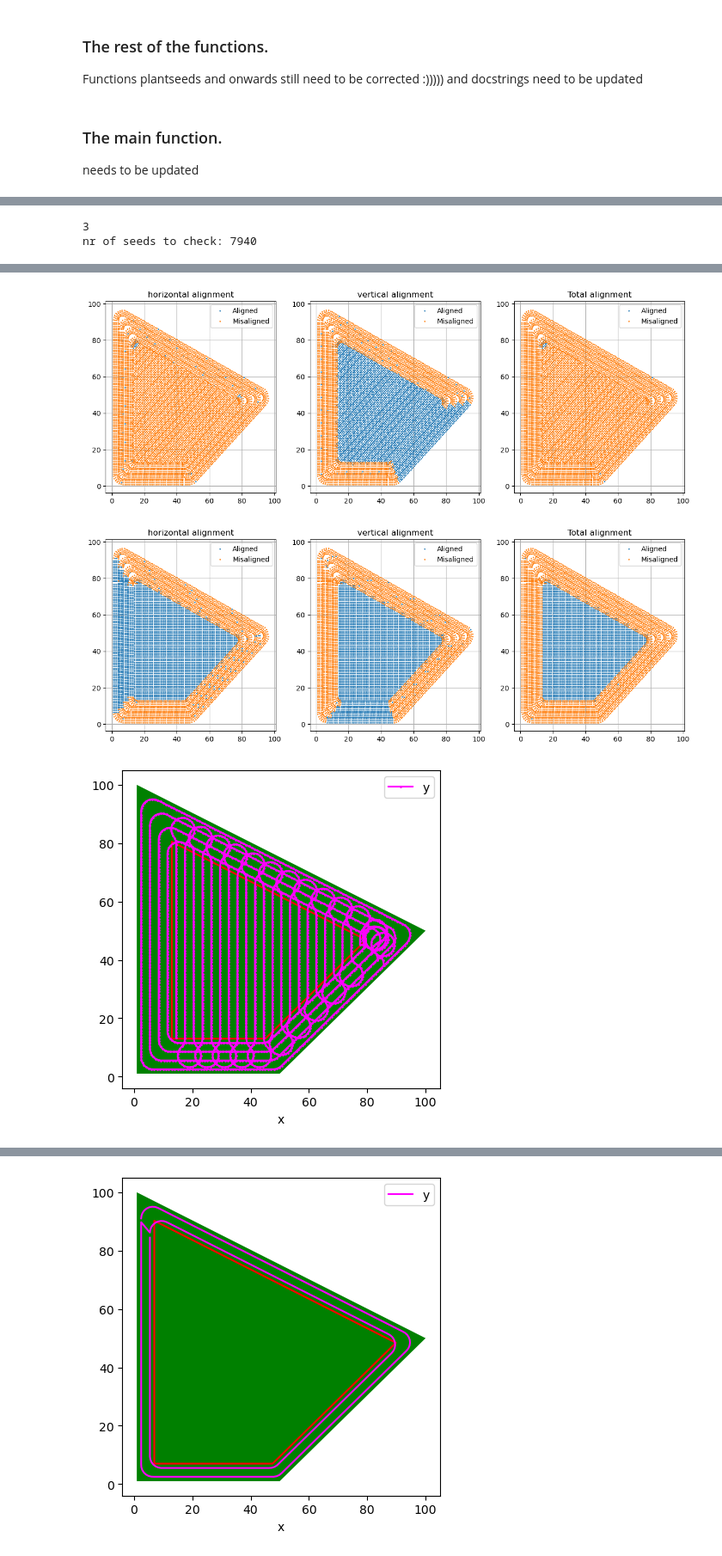
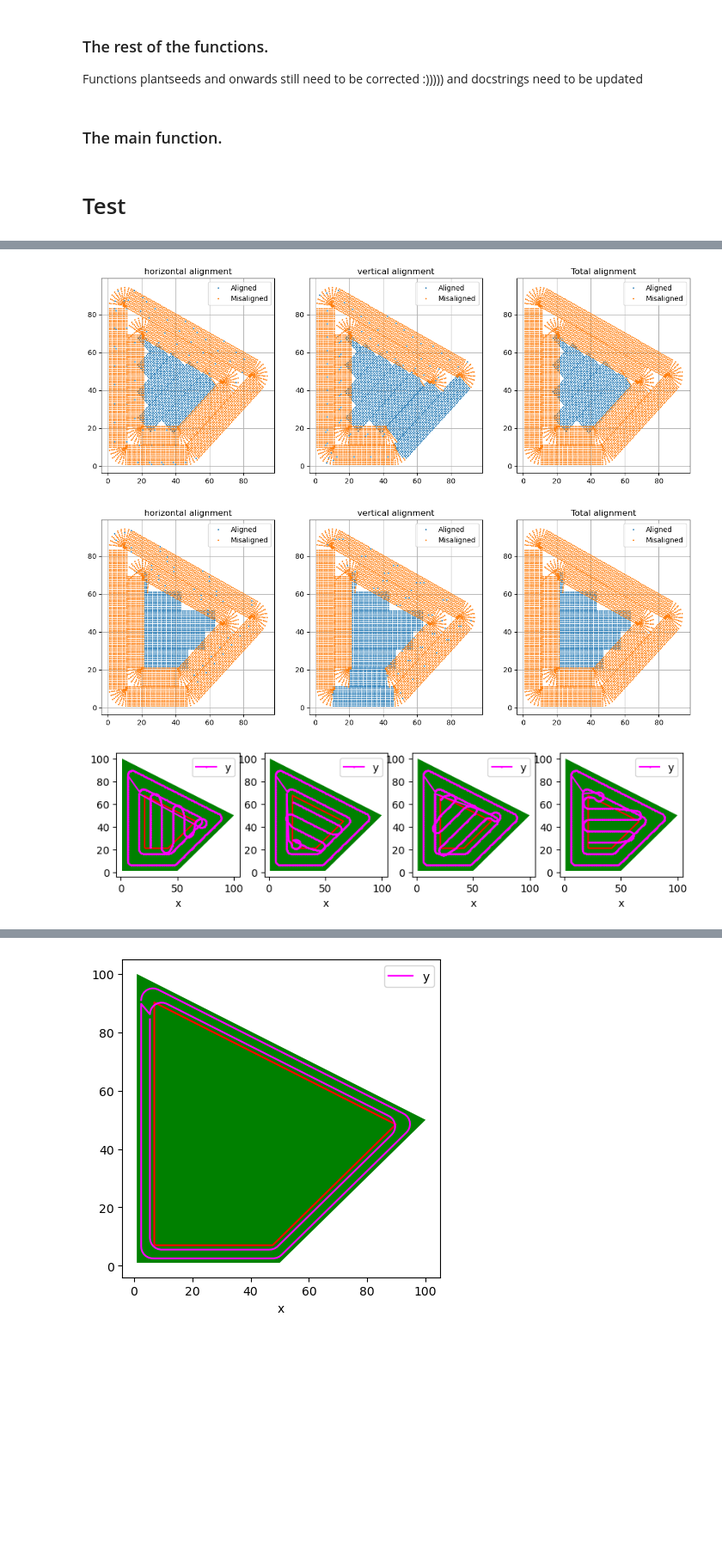
Before and after one commit to NickBak08/AgricultureRobotics, a Jupyter notebook: PathPlanning/cleanedup_alicja.ipynb, the cells around one changed output, grey strips where cells are left out. Shown: that part at 86% size. Cells and saved outputs as stored; diff of their text form; code cells hidden in the pictures; blank space fills up the shorter version.

Commit message:
almost fixed connecting headlands

```diff
--- a/PathPlanning/cleanedup_alicja.ipynb
+++ b/PathPlanning/cleanedup_alicja.ipynb
@@ -759,8 +893,7 @@ def check_alignment(sp,grid_hor,grid_ver,seed_count,margin = 0.01,full_score = F
 # %% [markdown]
 ### The main function.
-needs to be updated
 # %%
-def pathplanning(data_path,include_obs,turning_rad,tractor_width,plotting, interpolation_dist,seed_distance,no_offset = False):
+def pathplanning(data_path,include_obs,turning_rad,tractor_width,plotting, interp_distance,seed_distance,no_offset = False):
     """
     main function for the pathplanning, loads the data and generates a path (maybe its better to make this a class but idk)
 
@@ -783,7 +916,7 @@ def pathplanning(data_path,include_obs,turning_rad,tractor_width,plotting, inter
     coordinates = field.get_coordinates()
     coordinates_headlands = field_headlands.get_coordinates()
     lines = edge_to_line(coordinates)
-    headland_path = path_headlands(headland_size,tractor_width,turning_rad,field,interpolation_dist)
+    #headland_path = path_headlands(headland_size,tractor_width,turning_rad,field,interpolation_dist)
 
     # Initialize emtpy lists to contain the generated paths and path lengths
     paths = []
@@ -794,7 +927,7 @@ def pathplanning(data_path,include_obs,turning_rad,tractor_width,plotting, inter
     score_list = []
 
     for i in range(len(coordinates)-1): # Loop over all of the edges
-        print('Finding path {}/{}'.format(i,len(coordinates)-1))
+        print('Finding path {}/{}'.format(i+1,len(coordinates)-1))
     # try:
         # Calculate the basis AB line, use that to fill the field and clip the swaths
         line,slope = basis_AB_line(lines.iloc[i],coordinates_headlands)
@@ -809,12 +942,14 @@ def pathplanning(data_path,include_obs,turning_rad,tractor_width,plotting, inter
 
         bases.append(base)
         # Interpolate the path with some specified distance
-        path, command = interpolate_path(path,interpolation_dist,base,no_offset)
+        path, command = interpolate_path(path,interp_distance,base,no_offset)
 
         path_df = path_to_df(path,command)
 
-        headlands_path_connected = connect_headlands(headland_path,path_df,turning_rad)
+        #headlands_path_connected = connect_headlands(headland_path,path_df,turning_rad)
         # print(headlands_path_connected.iloc[0])
+
+        headlands_path_connected = generate_connect_headlands(field,path_df,tractor_width,turning_rad,headland_size,interp_distance)
 
         total_path = pd.concat([path_df,headlands_path_connected])
         total_path_no_dupl = total_path.drop_duplicates(['x','y'] ,ignore_index = True)
@@ -823,7 +958,7 @@ def pathplanning(data_path,include_obs,turning_rad,tractor_width,plotting, inter
 
         _,sp= plantseeds(total_path_no_dupl,tractor_width,seed_distance)
         sp_list.append(sp)
-        grid_hor,grid_ver,seed_count = create_grid(sp,seed_distance,tractor_width,interpolation_dist)
+        grid_hor,grid_ver,seed_count = create_grid(sp,seed_distance,tractor_width,interp_distance)
         grid_hor_prepped = shapely.prepared.prep(grid_hor)
         grid_ver_prepped = shapely.prepared.prep(grid_ver)
         score =  check_alignment(sp,grid_hor_prepped,grid_ver_prepped,seed_count,margin = 0.01,full_score = True)
@@ -862,19 +997,28 @@ def pathplanning(data_path,include_obs,turning_rad,tractor_width,plotting, inter
 
     # Plot the path if it is specified
     if plotting:
-        fig, ax = plt.subplots()
-        field.plot(ax = ax,color = 'g')
-        field_headlands.boundary.plot(ax = ax,color = 'r')
-        best_path.plot(x = 'x', y = 'y',ax = ax,color = 'magenta',marker = 'o',markersize = 1)
+        fig, ax = plt.subplots(1,4, figsize = (10,20))
+        # field.plot(ax = ax,color = 'g')
+        # field_headlands.boundary.plot(ax = ax,color = 'r')
+        #best_path.plot(x = 'x', y = 'y',ax = ax,color = 'magenta',marker = 'o',markersize = 1)
+        # ax.set_xlim(0, 20)
+        # ax.set_ylim(60, 100)
+        for i in range(4):
+            field.plot(ax = ax[i],color = 'g')
+            field_headlands.boundary.plot(ax = ax[i],color = 'r')
+            paths[i].plot(ax = ax[i], x = 'x', y = 'y', color = 'magenta',marker = 'o',markersize = 1)
+
         plt.show()
 
 
     return field,field_headlands,best_path,sp, swaths_clipped,base, total_path, bases
+# %% [markdown]
+# Test
 # %%
 data_path ="./data/field_geometry/test_2.json"
 include_obs = False
 turning_rad = 4
-tractor_width = 3
+tractor_width = 10
 interpolation_dist = 1
 seed_distance = 1
 
@@ -917,2 +1043,0 @@ Name: x, dtype: float64
-3
-nr of seeds to check: 7940
@@ -921,3 +1046,3 @@ nr of seeds to check: 7940
-[figure, old version]
+[figure, new version]
-[figure, old version]
+[figure, new version]
-[figure, old version]
+[figure, new version]
```
Also changed, not shown: parts of 4 cells of this notebook.
